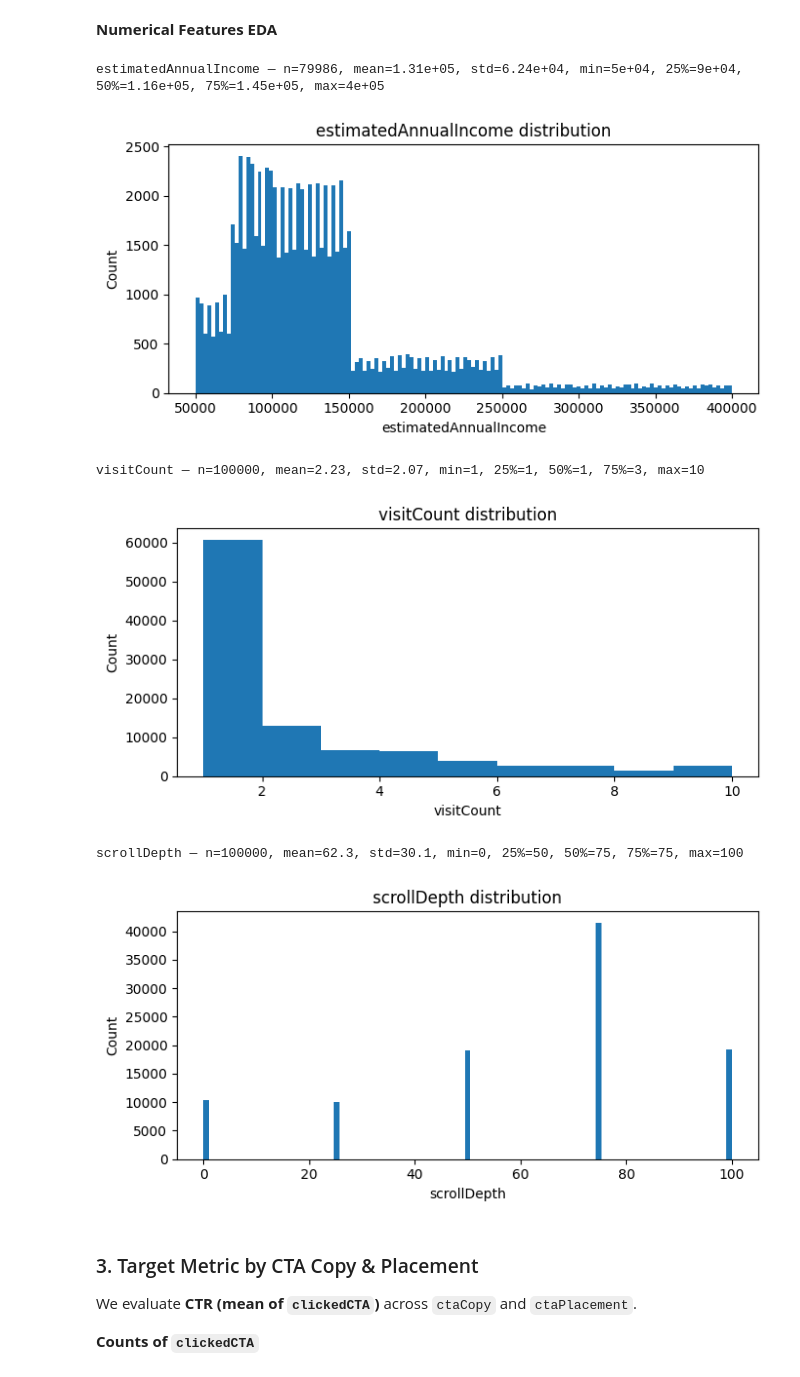
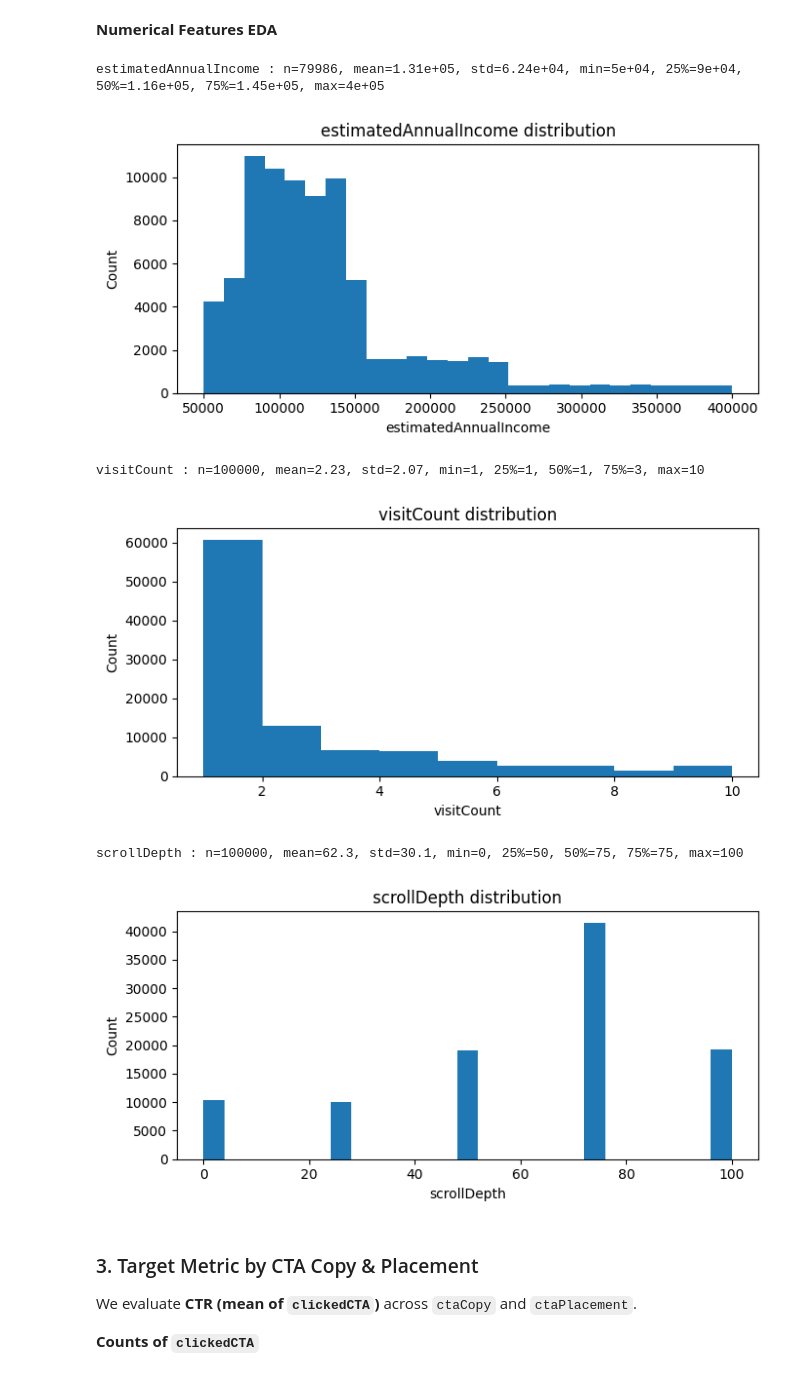
Before and after one commit to gyampols/Data_science_projects, a Jupyter notebook: split-test-marketing/notebooks/ctr_predictions/EDA_&_model_eval.ipynb, the cells around one changed output. Drawn from its saved outputs; the diff is of its cells as text; code cells hidden in the pictures.

```diff
--- a/split-test-marketing/notebooks/ctr_predictions/ctr_predictions.ipynb
+++ b/split-test-marketing/notebooks/ctr_predictions/EDA_&_model_eval.ipynb
@@ -80,8 +80,8 @@ If you would like to run this on a local instead please replace how you read the
 # %%
 
 #read the csv
-GDRIVE_FOLDER = "../../data"#change folder path specific to your organization
-df = pd.read_csv(GDRIVE_FOLDER+'/train.csv') #comment out if on local/ change folder path to match your structure.
+data_folder = "../../data"#change folder path specific to your organization
+df = pd.read_csv(data_folder+'/train.csv') #comment out if on local/ change folder path to match your structure.
 #df = pd.read_csv(<file location on local>)    <-use this instead of the two lines above if youre running on local instead of google colab.
 print(df.shape)
 df.head()
@@ -385,52 +378,41 @@ first 50:
 # %%
 # Distributions for estimatedAnnualIncome, visitCount, scrollDepth
 
 
 num_cols = ["estimatedAnnualIncome", "visitCount", "scrollDepth"]
 
 for col in num_cols:
     if col not in df.columns:
         print(f"{col} not found; skipping.")
         continue
 
-    s = pd.to_numeric(df[col], errors="coerce").dropna()
-    if s.empty:
+    num_col_series = pd.to_numeric(df[col], errors="coerce").dropna()
+    if num_col_series.empty:
         print(f"{col}: no numeric values after coercion; skipping.")
         continue
 
     # Quick stats
     print(
-        f"\n{col} — n={len(s)}, mean={s.mean():.3g}, std={s.std(ddof=1):.3g}, "
-        f"min={s.min():.3g}, 25%={s.quantile(0.25):.3g}, "
-        f"50%={s.median():.3g}, 75%={s.quantile(0.75):.3g}, max={s.max():.3g}"
+        f"\n{col} : n={len(num_col_series)}, mean={num_col_series.mean():.3g}, std={num_col_series.std(ddof=1):.3g}, "
+        f"min={num_col_series.min():.3g}, 25%={num_col_series.quantile(0.25):.3g}, "
+        f"50%={num_col_series.median():.3g}, 75%={num_col_series.quantile(0.75):.3g}, max={num_col_series.max():.3g}"
     )
 
     # Histogram (linear x-axis)
     plt.figure(figsize=(7, 3.5))
-    plt.hist(s, bins="auto")
+    plt.hist(num_col_series, bins="doane")
     plt.title(f"{col} distribution")
     plt.xlabel(col)
     plt.ylabel("Count")
     plt.tight_layout()
     plt.show()
-
-    # Optional: log-x version for heavily right-skewed, strictly positive data
-    if (s > 0).all() and (s.max() / max(s.min(), 1e-12) > 100):
-        plt.figure(figsize=(7, 3.5))
-        plt.hist(s, bins="auto")
-        plt.xscale("log")
-        plt.title(f"{col} distribution (log x-axis)")
-        plt.xlabel(f"{col} (log scale)")
-        plt.ylabel("Count")
-        plt.tight_layout()
-        plt.show()
 # %% [output]
-estimatedAnnualIncome — n=79986, mean=1.31e+05, std=6.24e+04, min=5e+04, 25%=9e+04, 50%=1.16e+05, 75%=1.45e+05, max=4e+05
+estimatedAnnualIncome : n=79986, mean=1.31e+05, std=6.24e+04, min=5e+04, 25%=9e+04, 50%=1.16e+05, 75%=1.45e+05, max=4e+05
-[figure, old version]
+[figure, new version]
-visitCount — n=100000, mean=2.23, std=2.07, min=1, 25%=1, 50%=1, 75%=3, max=10
+visitCount : n=100000, mean=2.23, std=2.07, min=1, 25%=1, 50%=1, 75%=3, max=10
 [figure]
-scrollDepth — n=100000, mean=62.3, std=30.1, min=0, 25%=50, 50%=75, 75%=75, max=100
+scrollDepth : n=100000, mean=62.3, std=30.1, min=0, 25%=50, 50%=75, 75%=75, max=100
-[figure, old version]
+[figure, new version]
 # %% [markdown]
 
 ### 3. Target Metric by CTA Copy & Placement
```
Also changed, not shown: parts of 8 cells of this notebook, 2 other files.
